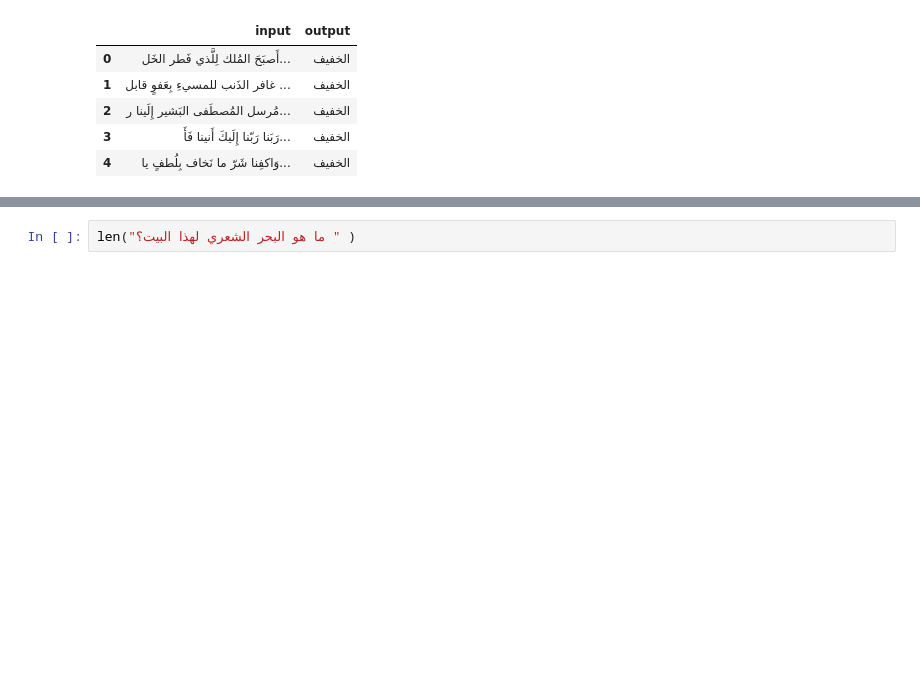
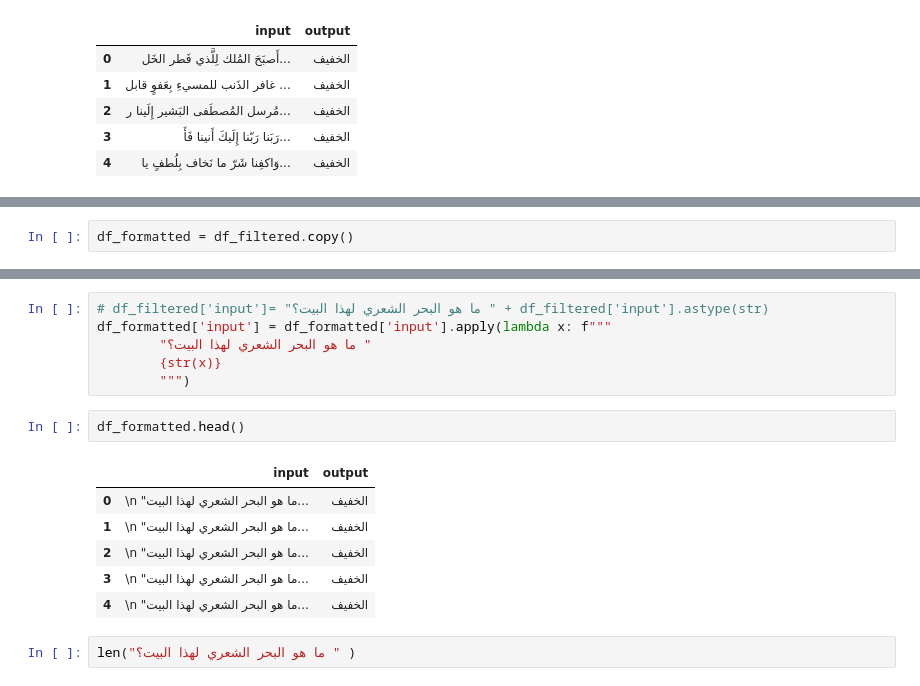
Before and after one commit to AbdulRahmanBenatia/Allam-Challenge, a Jupyter notebook: preprocess.ipynb, the cells around one changed output, grey strips where cells are left out. Cells and saved outputs as stored; diff of their text form; blank space fills up the shorter version.

```diff
--- a/preprocess.ipynb
+++ b/preprocess.ipynb
@@ -724 +636,3 @@ df_filtered.head()
+# %%
+df_formatted = df_filtered.copy()
 # %%
@@ -732,6 +646,21 @@ df_filtered.head()
 | 2 | ما هو البحر الشعري لهذا البيت؟ مُ... | الخفيف |
 | 3 | ما هو البحر الشعري لهذا البيت؟ رَ... | الخفيف |
 | 4 | ما هو البحر الشعري لهذا البيت؟ وَ... | الخفيف |
+# %%
+# df_filtered['input']= "ما هو البحر الشعري لهذا البيت؟ " + df_filtered['input'].astype(str)
+df_formatted['input'] = df_formatted['input'].apply(lambda x: f"""
+        "ما هو البحر الشعري لهذا البيت؟ "
+        {str(x)}
+        """)
+# %%
+df_formatted.head()
+# %% [output]
+|  | input | output |
+| 0 | \n "ما هو البحر الشعري لهذا البيت... | الخفيف |
+| 1 | \n "ما هو البحر الشعري لهذا البيت... | الخفيف |
+| 2 | \n "ما هو البحر الشعري لهذا البيت... | الخفيف |
+| 3 | \n "ما هو البحر الشعري لهذا البيت... | الخفيف |
+| 4 | \n "ما هو البحر الشعري لهذا البيت... | الخفيف |
 # %%
 len("ما هو البحر الشعري لهذا البيت؟ " )
 # %% [output]
```
Also changed, not shown: parts of 40 cells of this notebook, 19 other files.
